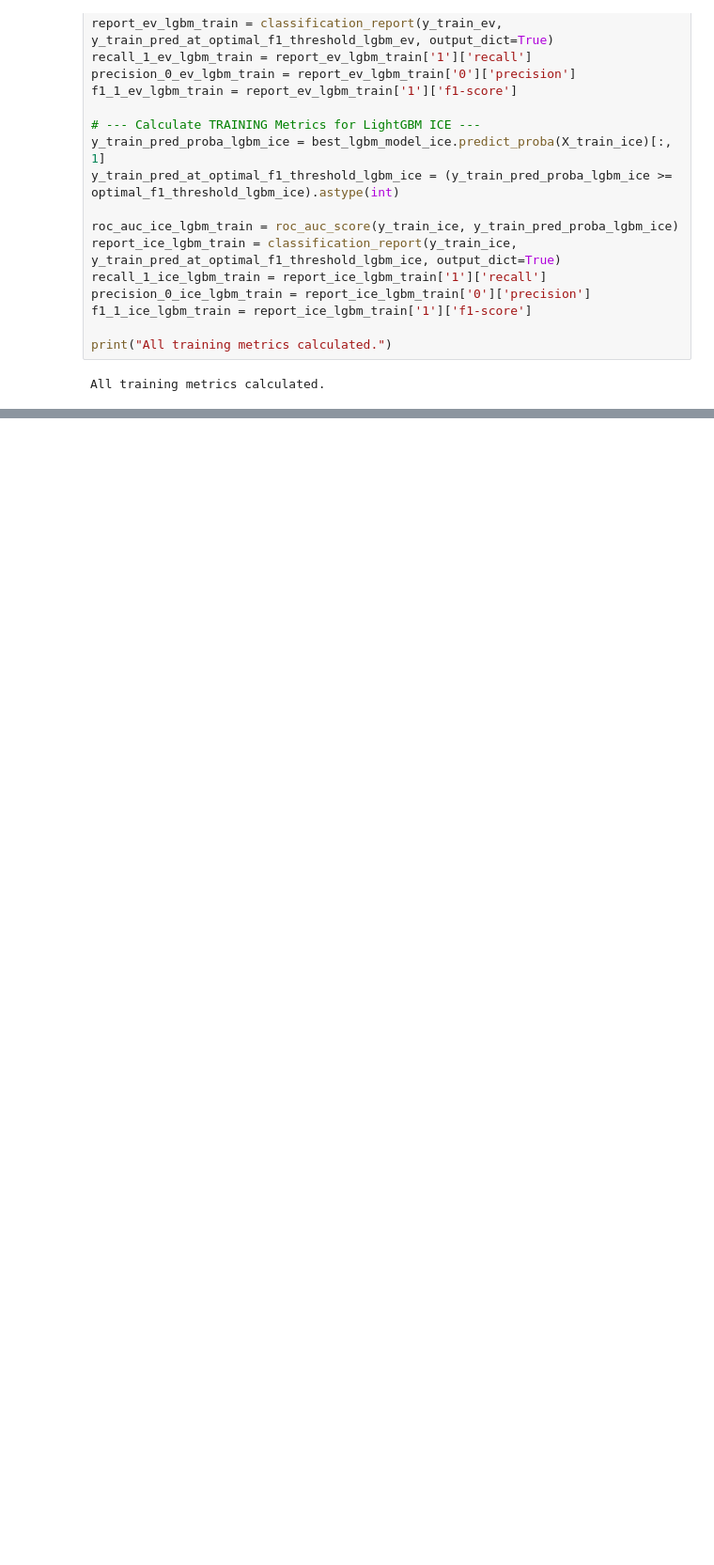
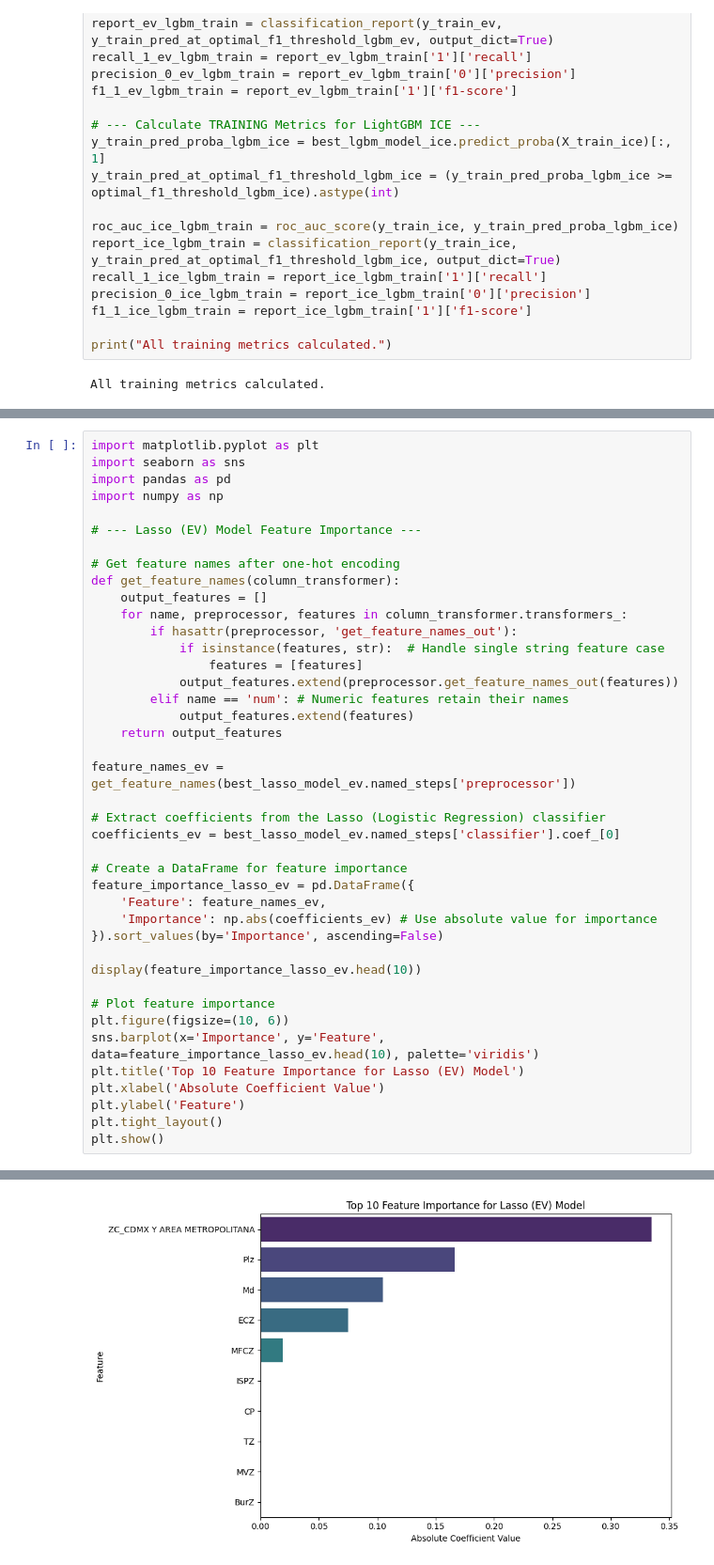
Before and after one commit to Andrea-125478/MCD, a Jupyter notebook: Reentrenamiento sin HEV.ipynb, the cells around one changed output, grey strips where cells are left out. Shown at 94% size. Saved outputs shown, nothing was run; the diff lists cells and outputs as text; blank space fills up the shorter version.

```diff
--- a/Reentrenamiento sin HEV.ipynb
+++ b/Reentrenamiento sin HEV.ipynb
@@ -3346,0 +3515,42 @@ Next, we can create a simple function to load these models and make predictions
+# %%
+import matplotlib.pyplot as plt
+import seaborn as sns
+import pandas as pd
+import numpy as np
+
+# --- Lasso (EV) Model Feature Importance ---
+
+# Get feature names after one-hot encoding
+def get_feature_names(column_transformer):
+    output_features = []
+    for name, preprocessor, features in column_transformer.transformers_:
+        if hasattr(preprocessor, 'get_feature_names_out'):
+            if isinstance(features, str):  # Handle single string feature case
+                features = [features]
+            output_features.extend(preprocessor.get_feature_names_out(features))
+        elif name == 'num': # Numeric features retain their names
+            output_features.extend(features)
+    return output_features
+
+feature_names_ev = get_feature_names(best_lasso_model_ev.named_steps['preprocessor'])
+
+# Extract coefficients from the Lasso (Logistic Regression) classifier
+coefficients_ev = best_lasso_model_ev.named_steps['classifier'].coef_[0]
+
+# Create a DataFrame for feature importance
+feature_importance_lasso_ev = pd.DataFrame({
+    'Feature': feature_names_ev,
+    'Importance': np.abs(coefficients_ev) # Use absolute value for importance
+}).sort_values(by='Importance', ascending=False)
+
+display(feature_importance_lasso_ev.head(10))
+
+# Plot feature importance
+plt.figure(figsize=(10, 6))
+sns.barplot(x='Importance', y='Feature', data=feature_importance_lasso_ev.head(10), palette='viridis')
+plt.title('Top 10 Feature Importance for Lasso (EV) Model')
+plt.xlabel('Absolute Coefficient Value')
+plt.ylabel('Feature')
+plt.tight_layout()
+plt.show()
+# %% [output]
@@ -3346,0 +3571 @@ Next, we can create a simple function to load these models and make predictions
+[figure, added]
```
Also changed, not shown: parts of 86 cells of this notebook.
